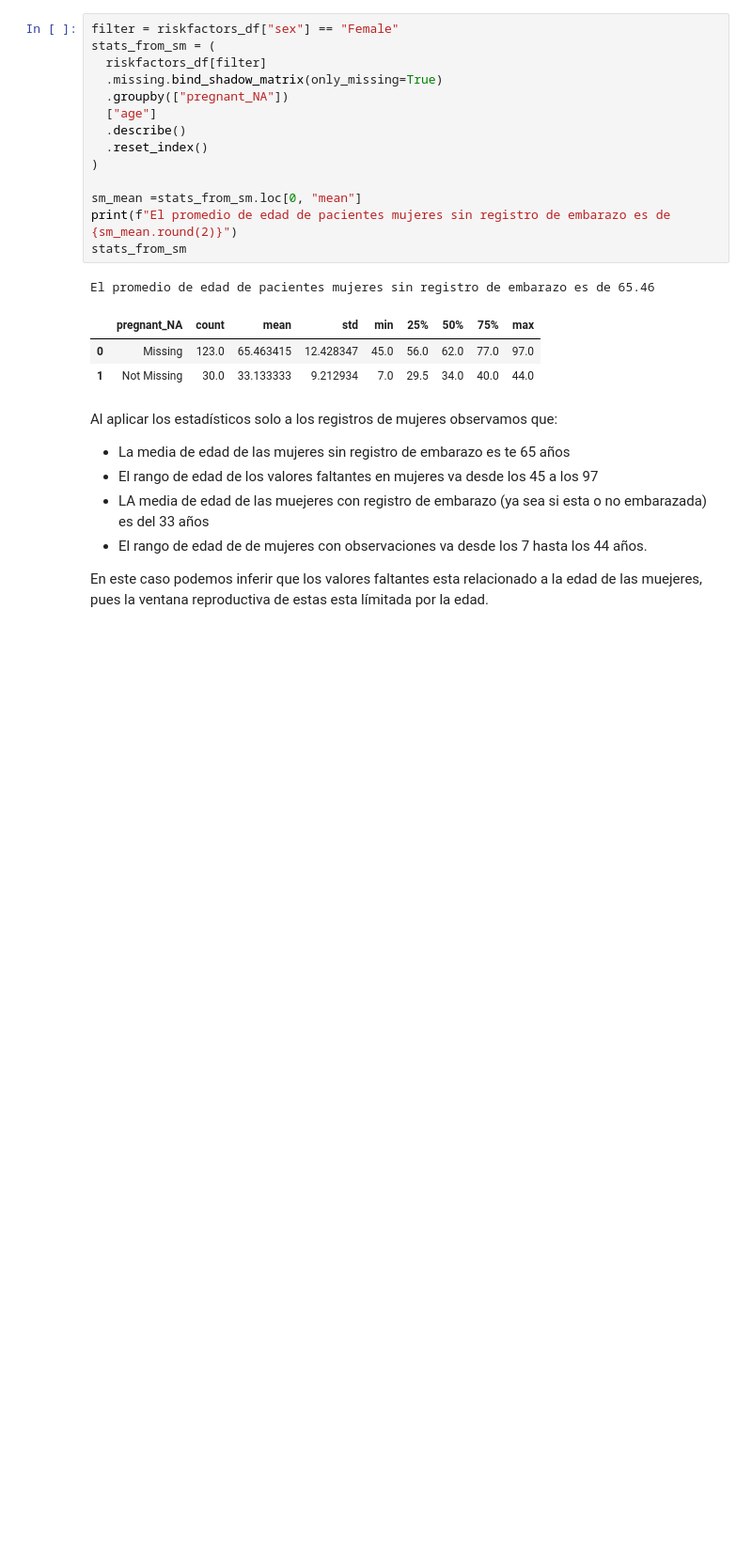
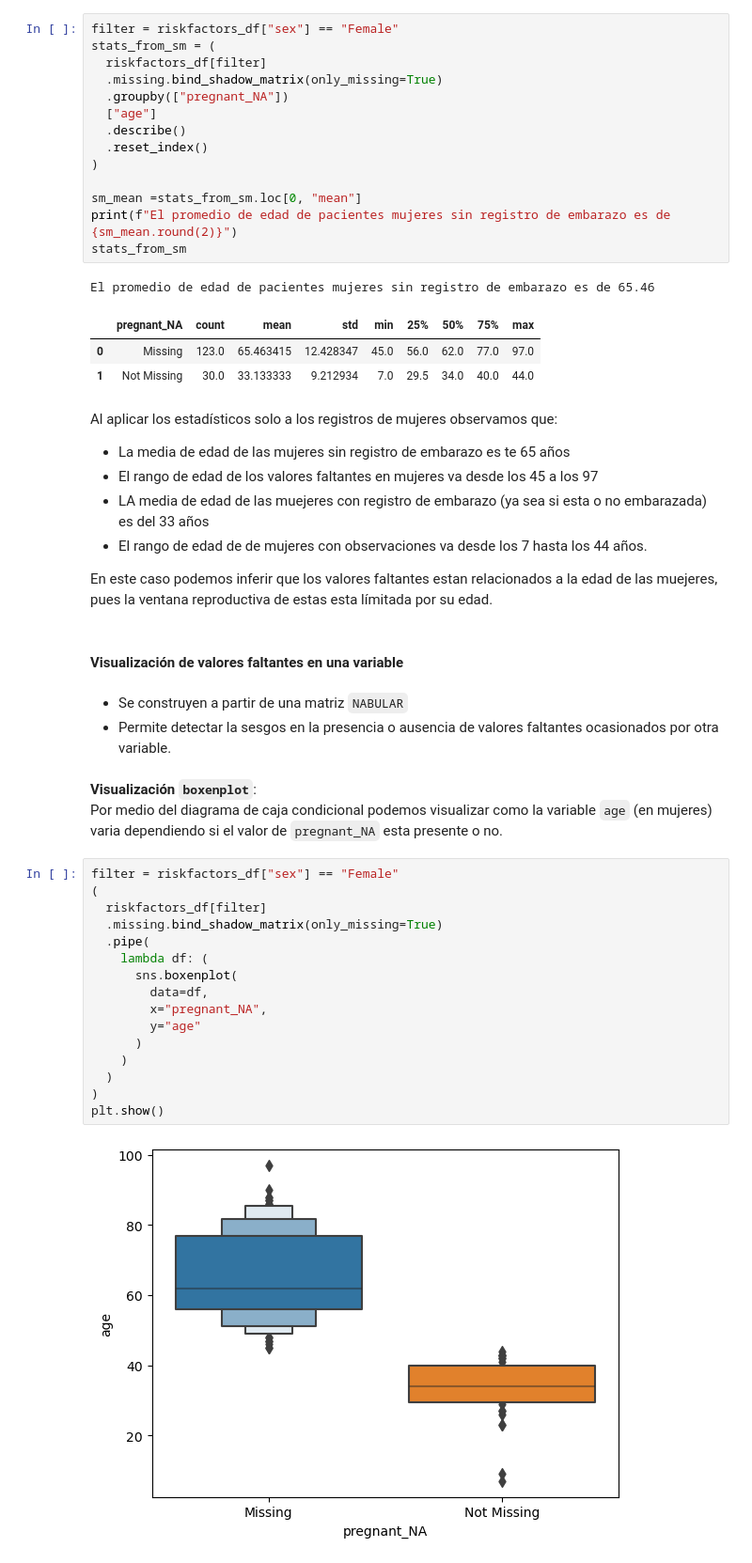
Before and after one commit to pahoalapizco/exploration_missing_values, a Jupyter notebook: notebooks/1.0-exploration_missing_values-manage.ipynb, the cells around one changed output. Shown at 94% size. Cells and saved outputs as stored; diff of their text form; blank space fills up the shorter version.

Commit message:
:sparkles: Plotting missing values from a Shadow matrix

```diff
--- a/notebooks/1.0-exploration_missing_values-manage.ipynb
+++ b/notebooks/1.0-exploration_missing_values-manage.ipynb
@@ -937,4 +937,30 @@ Al aplicar los estadísticos solo a los registros de mujeres observamos que:
 - LA media de edad de las muejeres con registro de embarazo (ya sea si esta o no embarazada) es del 33 años
 - El rango de edad de de mujeres con observaciones va desde los 7 hasta los 44 años.
 
-En este caso podemos inferir que los valores faltantes esta relacionado a la edad de las muejeres, pues la ventana reproductiva de estas esta límitada por la edad.
+En este caso podemos inferir que los valores faltantes estan relacionados a la edad de las muejeres, pues la ventana reproductiva de estas esta límitada por su edad.
+# %% [markdown]
+#### Visualización de valores faltantes en una variable
+# %% [markdown]
+- Se construyen a partir de una matriz `NABULAR`
+- Permite detectar la sesgos en la presencia o ausencia de valores faltantes ocasionados por otra variable.
+# %% [markdown]
+**Visualización `boxenplot`**: <br>
+Por medio del diagrama de caja condicional podemos visualizar como la variable `age` (en mujeres) varia dependiendo si el valor de `pregnant_NA` esta presente o no.
+# %%
+filter = riskfactors_df["sex"] == "Female"
+(
+  riskfactors_df[filter]
+  .missing.bind_shadow_matrix(only_missing=True)
+  .pipe(
+    lambda df: (
+      sns.boxenplot(
+        data=df,
+        x="pregnant_NA",
+        y="age"
+      )
+    )
+  )
+)
+plt.show()
+# %% [output]
+[figure, added]
```
Also changed, not shown: parts of 9 cells of this notebook.
